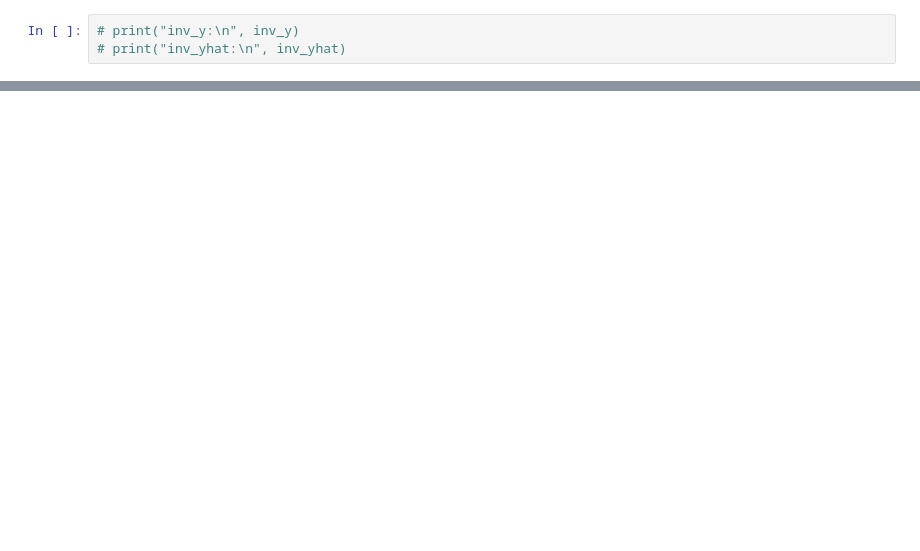
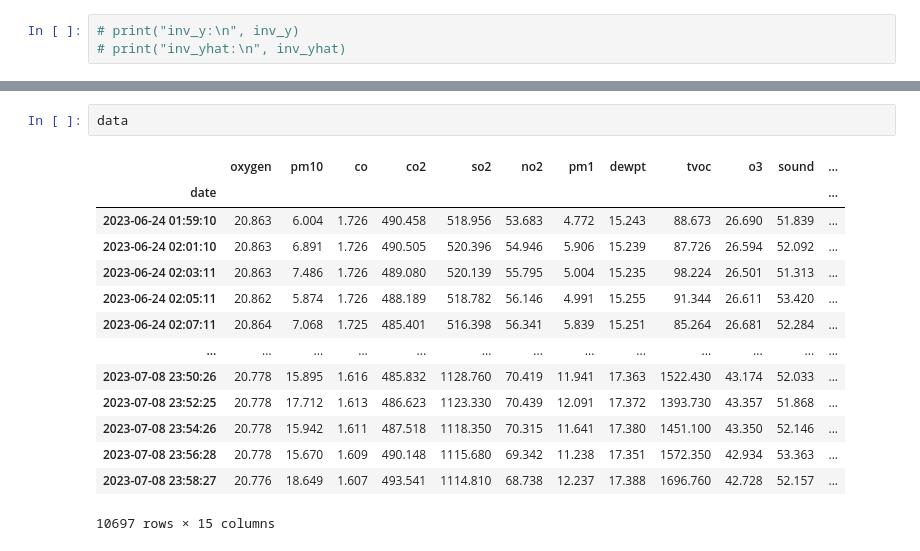
Before and after one commit to XIAxuanzheFrancis/Apprentissage-du-mod-le-LSTM, a Jupyter notebook: lstm_correct_room.ipynb, the cells around one changed output, grey strips where cells are left out. Cells and saved outputs as stored; diff of their text form; blank space fills up the shorter version.

```diff
--- a/lstm_correct_room.ipynb
+++ b/lstm_correct_room.ipynb
@@ -1310,0 +1311,17 @@ print(num_correct)
+# %%
+data
+# %% [output]
+|  | oxygen | pm10 | co | co2 | so2 | no2 | pm1 | dewpt | tvoc | o3 | sound | ... |
+| date |  |  |  |  |  |  |  |  |  |  |  | ... |
+| 2023-06-24 01:59:10 | 20.863 | 6.004 | 1.726 | 490.458 | 518.956 | 53.683 | 4.772 | 15.243 | 88.673 | 26.690 | 51.839 | ... |
+| 2023-06-24 02:01:10 | 20.863 | 6.891 | 1.726 | 490.505 | 520.396 | 54.946 | 5.906 | 15.239 | 87.726 | 26.594 | 52.092 | ... |
+| 2023-06-24 02:03:11 | 20.863 | 7.486 | 1.726 | 489.080 | 520.139 | 55.795 | 5.004 | 15.235 | 98.224 | 26.501 | 51.313 | ... |
+| 2023-06-24 02:05:11 | 20.862 | 5.874 | 1.726 | 488.189 | 518.782 | 56.146 | 4.991 | 15.255 | 91.344 | 26.611 | 53.420 | ... |
+| 2023-06-24 02:07:11 | 20.864 | 7.068 | 1.725 | 485.401 | 516.398 | 56.341 | 5.839 | 15.251 | 85.264 | 26.681 | 52.284 | ... |
+| ... | ... | ... | ... | ... | ... | ... | ... | ... | ... | ... | ... | ... |
+| 2023-07-08 23:50:26 | 20.778 | 15.895 | 1.616 | 485.832 | 1128.760 | 70.419 | 11.941 | 17.363 | 1522.430 | 43.174 | 52.033 | ... |
+| 2023-07-08 23:52:25 | 20.778 | 17.712 | 1.613 | 486.623 | 1123.330 | 70.439 | 12.091 | 17.372 | 1393.730 | 43.357 | 51.868 | ... |
+| 2023-07-08 23:54:26 | 20.778 | 15.942 | 1.611 | 487.518 | 1118.350 | 70.315 | 11.641 | 17.380 | 1451.100 | 43.350 | 52.146 | ... |
+| 2023-07-08 23:56:28 | 20.778 | 15.670 | 1.609 | 490.148 | 1115.680 | 69.342 | 11.238 | 17.351 | 1572.350 | 42.934 | 53.363 | ... |
+| 2023-07-08 23:58:27 | 20.776 | 18.649 | 1.607 | 493.541 | 1114.810 | 68.738 | 12.237 | 17.388 | 1696.760 | 42.728 | 52.157 | ... |
+10697 rows × 15 columns
```
Also changed, not shown: parts of 16 cells of this notebook, 1 other file.
